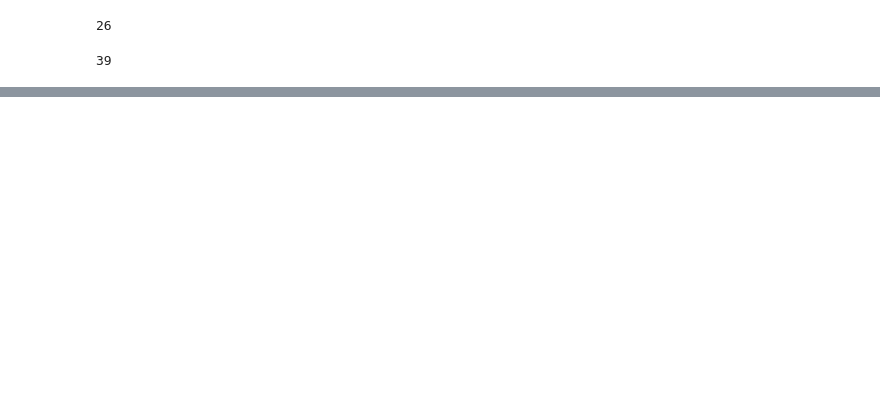
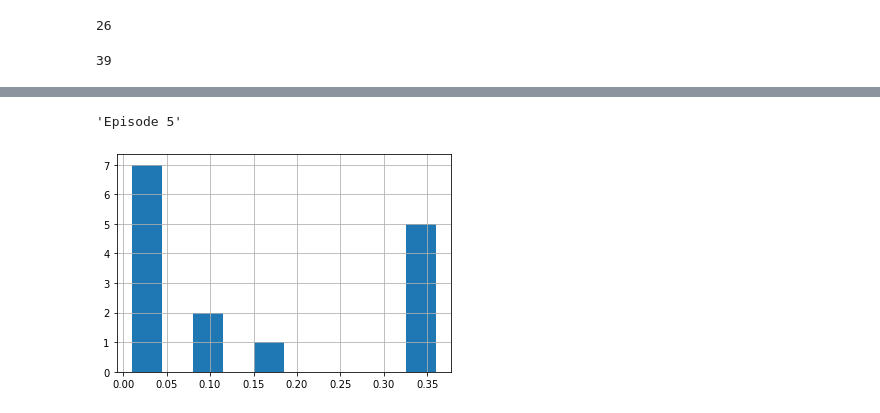
Before and after one commit to dj-betts/jf_project, a Jupyter notebook: recommender_base.ipynb, the cells around one changed output, grey strips where cells are left out. Cells and saved outputs as stored; diff of their text form; code cells hidden in the pictures; blank space fills up the shorter version.

Commit message:
working pred and rmse

```diff
--- a/recommender_base.ipynb
+++ b/recommender_base.ipynb
@@ -523,2 +573,3 @@ TypeError: 'str' object cannot be interpreted as an integer
 # %%
-test.toarray()
+rec = ItemItemRecommender(neighborhood_size=75)
+rec.fit(ratings_as_mat)
@@ -527,0 +631,7 @@ array([[0.04      , 0.41833333, 0.36      , ..., 0.36      , 0.36      ,
+# %%
+city_ten = test[test.city_id == 10]
+# %%
+predictions = rec.pred_one_user(user_id=10)
+# %%
+city_ten['prediction'] = predictions[test[test.city_id == 10].movie_id.values]
+city_ten
@@ -527,0 +660,8 @@ array([[0.04      , 0.41833333, 0.36      , ..., 0.36      , 0.36      ,
+# %%
+movies.loc[107]
+# %% [output]
+'Episode 5'
+# %%
+city_ten.score.hist();
+# %% [output]
+[figure, added]
```
Also changed, not shown: parts of 39 cells of this notebook.
